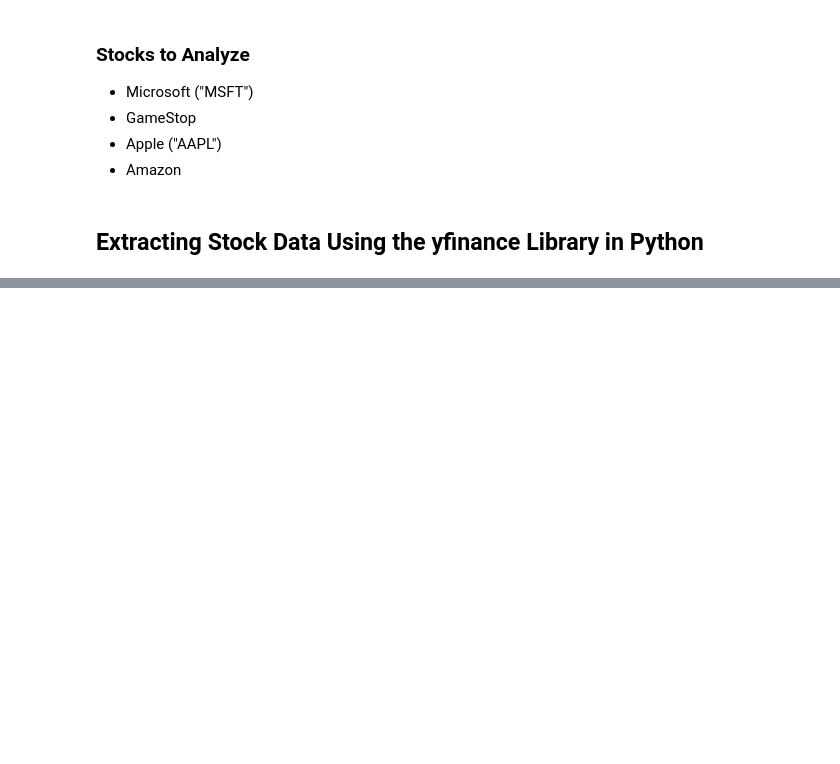
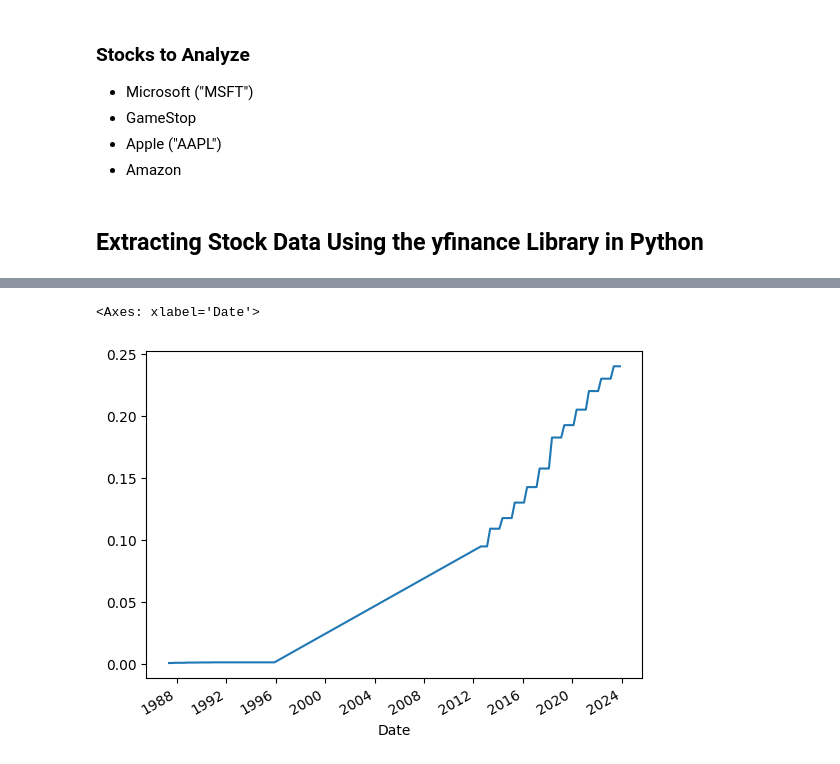
Before and after one commit to Marrtinerz/Python_Projects, a Jupyter notebook: Stock_Data_Analysis/project_file.ipynb, the cells around one changed output, grey strips where cells are left out. Saved outputs shown, nothing was run; the diff lists cells and outputs as text; code cells hidden in the pictures; blank space fills up the shorter version.

```diff
--- a/Stock_Data_Analysis/project_file.ipynb
+++ b/Stock_Data_Analysis/project_file.ipynb
@@ -33,0 +107,7 @@ Exception: Yahoo has again changed data format, yfinance now unsure which key(s)
+# %%
+apple_dividends = apple.dividends
+
+apple_dividends.plot()
+# %% [output]
+<Axes: xlabel='Date'>
+[figure, added]
```
Also changed, not shown: parts of 16 cells of this notebook, 2 other files.
